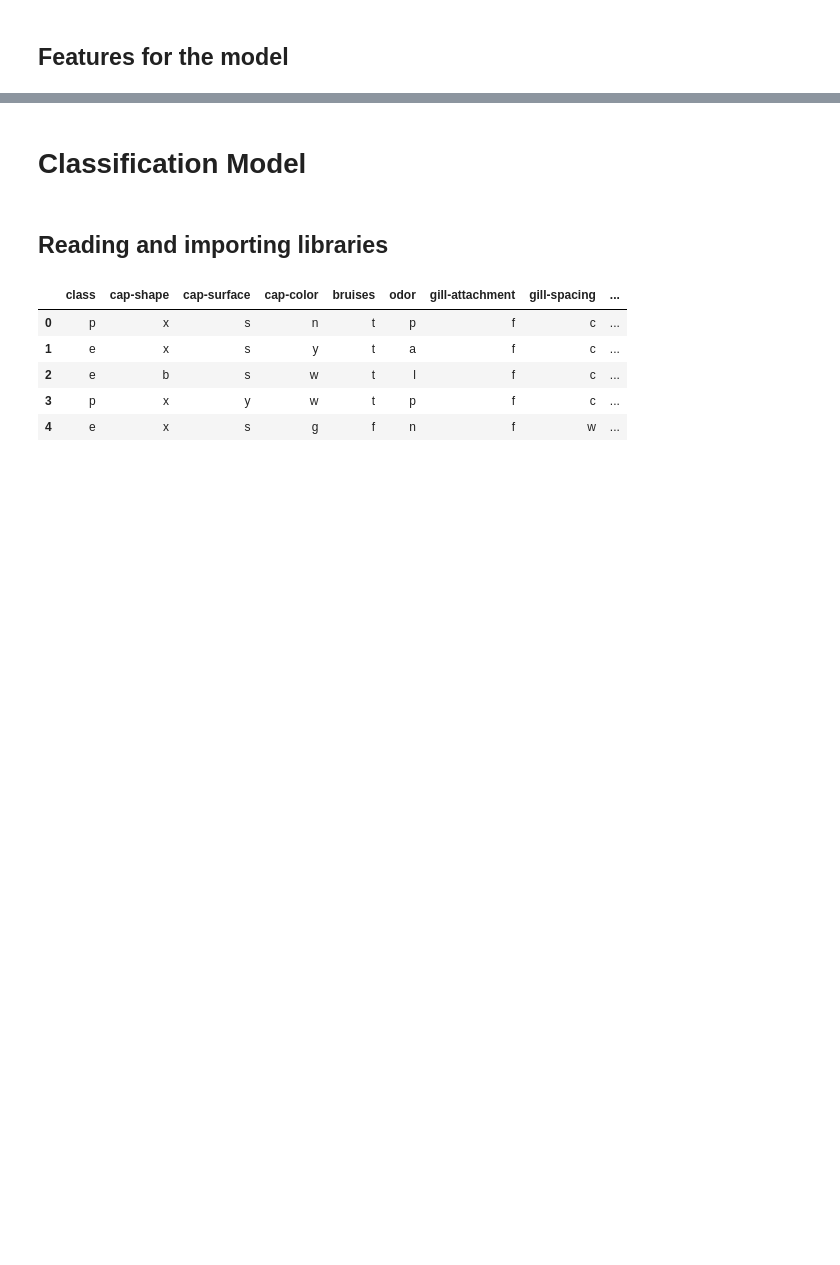
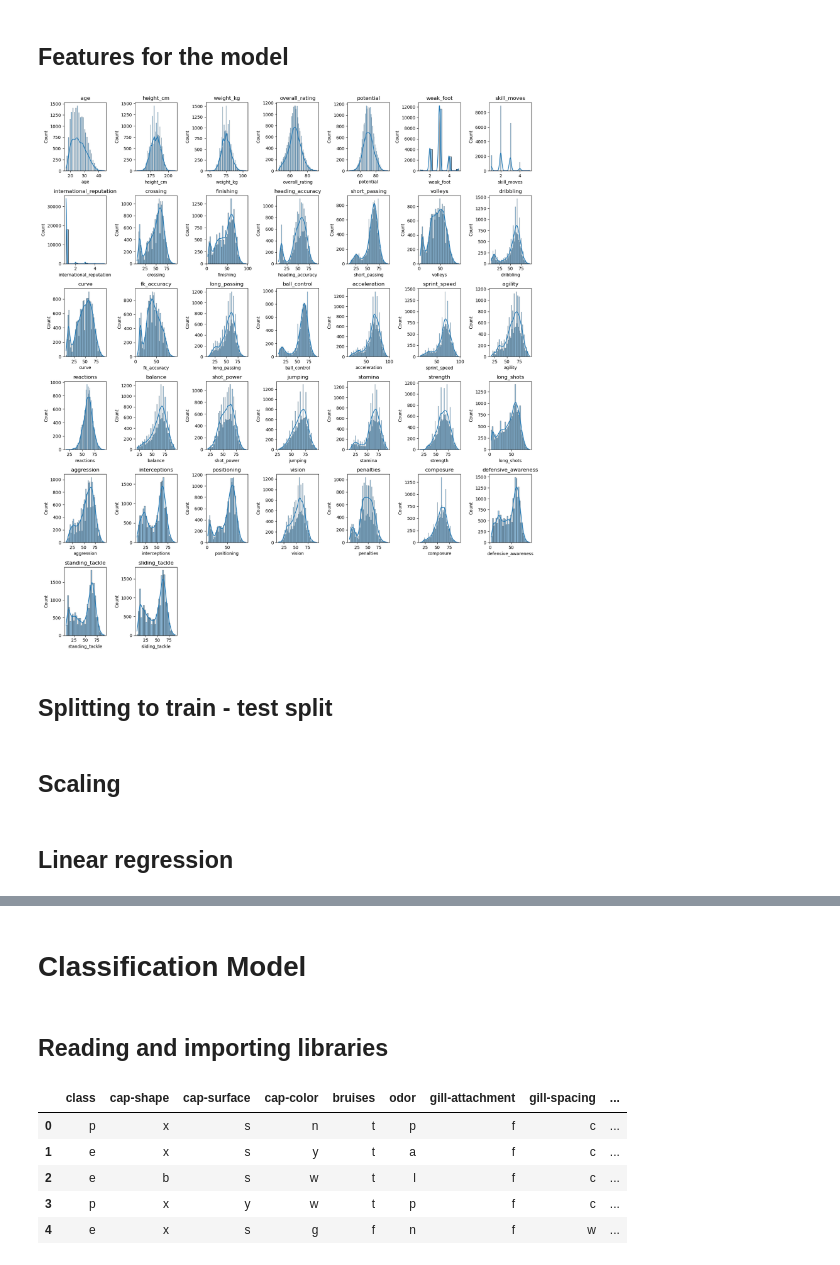
Before and after one commit to dexun02/ST2189, a Jupyter notebook: ML/models.ipynb, the cells around one changed output, grey strips where cells are left out. Cells and saved outputs as stored; diff of their text form; code cells hidden in the pictures; blank space fills up the shorter version.

```diff
--- a/ML/models.ipynb
+++ b/ML/models.ipynb
@@ -524,0 +542,17 @@ df.head()
+# %%
+def convert_value(x):
+    if isinstance(x, str):
+        x = x.replace('€', '').strip()
+
+        if 'M' in x:
+            return float(x.replace('M', '')) * 1_000_000
+        elif 'K' in x:
+            return float(x.replace('K', '')) * 1_000
+        else:
+            return float(x)
+    return x
+
+df["value"] = df["value"].apply(convert_value)
+
+print(df["value"].head())
+print(df["value"].dtype)
@@ -557,3 +599,20 @@ features = [
 target = "value"
 
 data = df[features + [target]].dropna().copy()
+# %%
+n_cols = 7
+n_rows = math.ceil(len(features) / n_cols)
+
+plt.figure(figsize=(16, n_rows * 3))
+
+for i, col in enumerate(features):
+    plt.subplot(n_rows, n_cols, i + 1)
+    sns.histplot(data[col], kde=True)
+    plt.title(col)
+
+plt.tight_layout()
+plt.show()
+# %% [output]
+[figure, added]
+# %% [markdown]
+## Splitting to train - test split
@@ -559,0 +628,2 @@ data = df[features + [target]].dropna().copy()
+# %% [markdown]
+## Scaling
@@ -559,0 +635,2 @@ data = df[features + [target]].dropna().copy()
+# %% [markdown]
+## Linear regression
```
Also changed, not shown: parts of 20 cells of this notebook.
